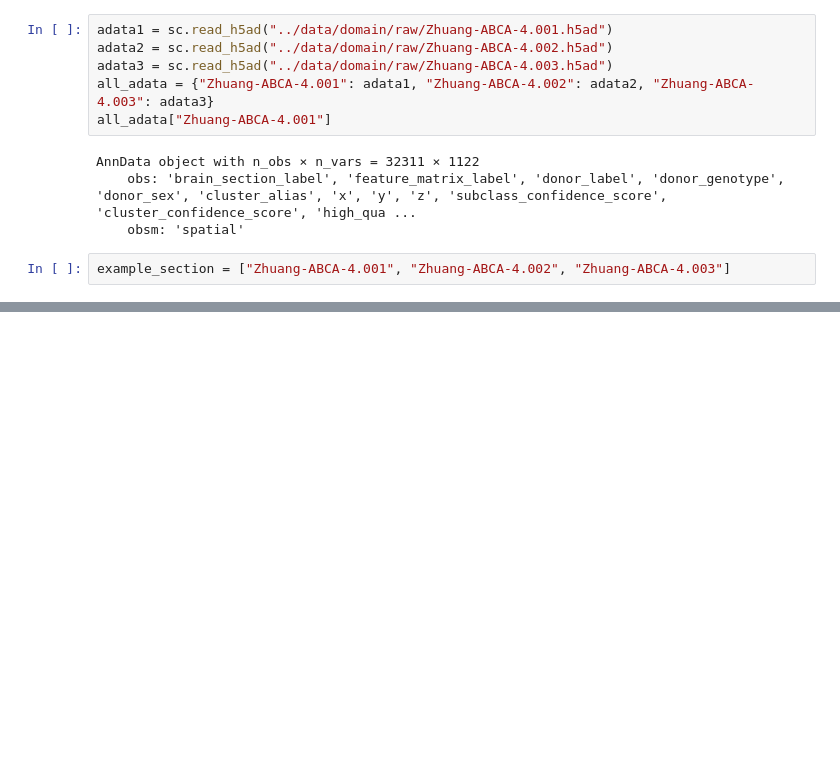
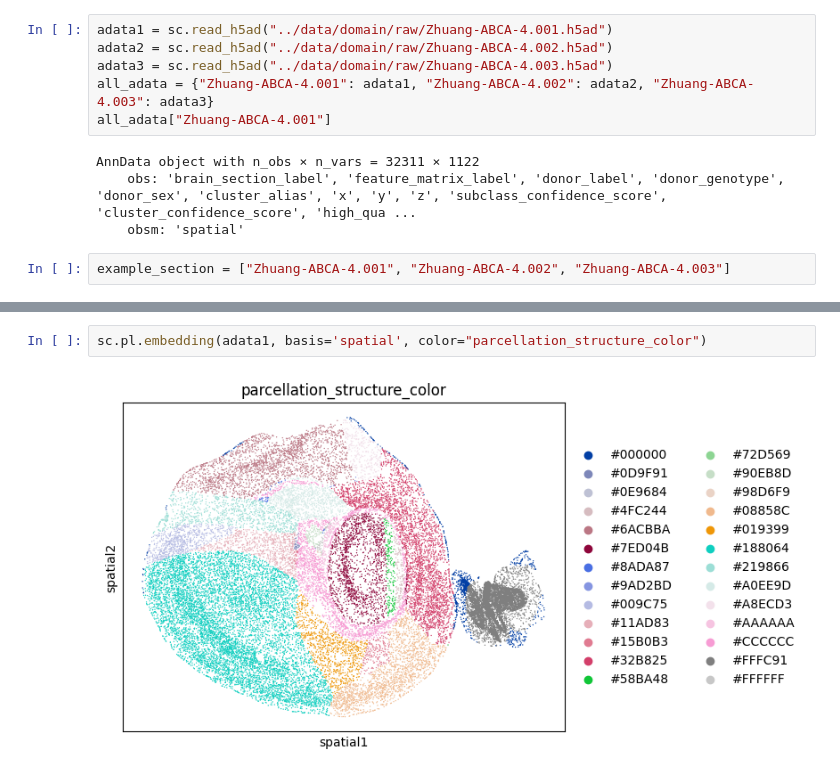
Before and after one commit to BoevaLab/spatial-augmentations, a Jupyter notebook: notebooks/merfish_large.ipynb, the cells around one changed output, grey strips where cells are left out. Drawn from its saved outputs; the diff is of its cells as text; blank space fills up the shorter version.

```diff
--- a/notebooks/merfish_large.ipynb
+++ b/notebooks/merfish_large.ipynb
@@ -209,0 +148,4 @@ plt.show()
+# %%
+sc.pl.embedding(adata1, basis='spatial', color="parcellation_structure_color")
+# %% [output]
+[figure, added]
```
Also changed, not shown: parts of 7 cells of this notebook, 2 other files.
